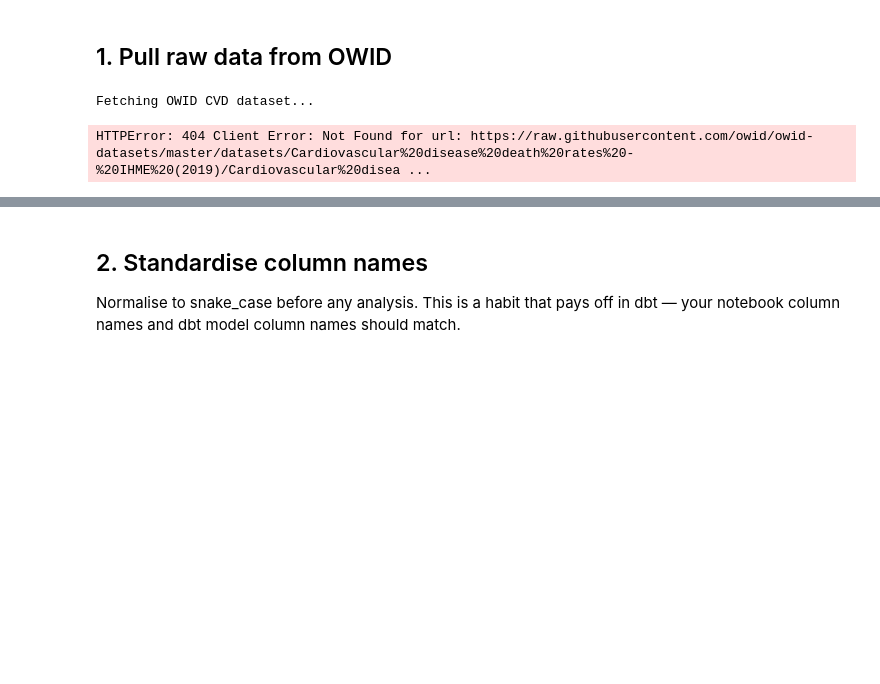
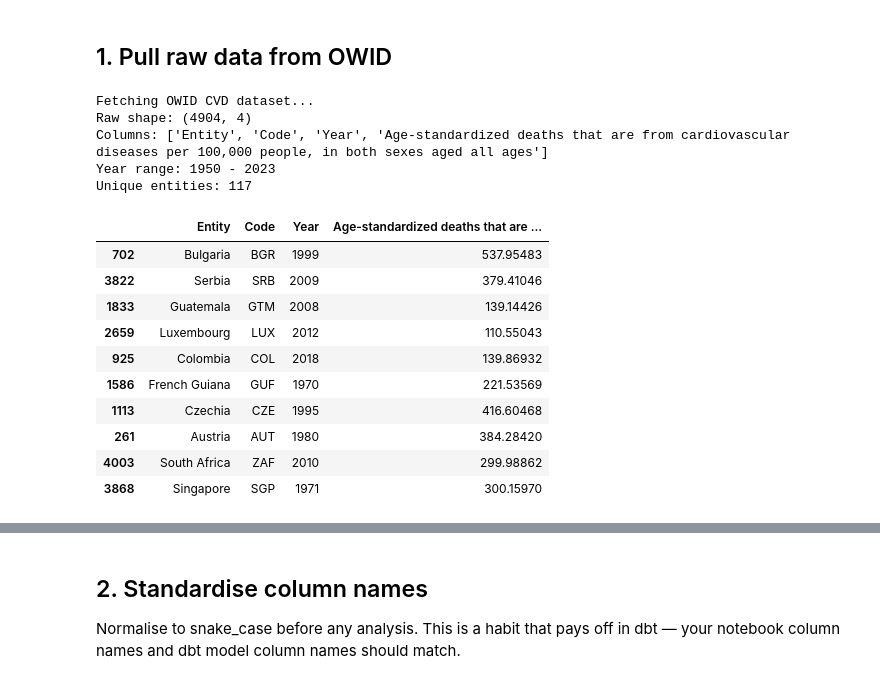
Before and after one commit to onchonga-programmer/cardiovascular-diseases, a Jupyter notebook: data_ingestion/notebooks/01_eda.ipynb, the cells around one changed output, grey strips where cells are left out. Saved outputs shown, nothing was run; the diff lists cells and outputs as text; code cells hidden in the pictures; blank space fills up the shorter version.

```diff
--- a/data_ingestion/notebooks/01_eda.ipynb
+++ b/data_ingestion/notebooks/01_eda.ipynb
@@ -41,10 +42,8 @@ Setup complete.
 ## 1. Pull raw data from OWID
 # %%
 OWID_CVD_URL = (
-    "https://raw.githubusercontent.com/owid/owid-datasets/master/"
-    "datasets/Cardiovascular%20disease%20death%20rates%20-%20IHME%20(2019)/"
-    "Cardiovascular%20disease%20death%20rates%20-%20IHME%20(2019).csv"
-)
+    "https://ourworldindata.org/grapher/cardiovascular-disease-death-rate-who-mdb.csv"
+    "?v=1&csvType=full&useColumnShortNames=false")
 
 print("Fetching OWID CVD dataset...")
 response = requests.get(OWID_CVD_URL, timeout=30)
@@ -57,4 +56,7 @@ print(f"Year range: {df_raw['Year'].min()} - {df_raw['Year'].max()}")
 print(f"Unique entities: {df_raw['Entity'].nunique()}")
 # %% [output]
 Fetching OWID CVD dataset...
+Raw shape: (4904, 4)
+Columns: ['Entity', 'Code', 'Year', 'Age-standardized deaths that are from cardiovascular diseases per 100,000 people, in both sexes aged all ages']
+Year range: 1950 - 2023
+Unique entities: 117
-HTTPError: 404 Client Error: Not Found for url: https://raw.githubusercontent.com/owid/owid-datasets/master/datasets/Cardiovascular%20disease%20death%20rates%20-%20IHME%20(2019)/Cardiovascular%20disea ...
@@ -61,7 +66,19 @@ HTTPError: 404 Client Error: Not Found for url: https://raw.githubusercontent.co
 # %%
 # Always look at raw data before touching it.
 # Surprises live here: column names, nulls, aggregates mixed with countries.
-df_raw.head(10)
+df_raw.sample(10)
+# %% [output]
+|  | Entity | Code | Year | Age-standardized deaths that are ... |
+| 702 | Bulgaria | BGR | 1999 | 537.95483 |
+| 3822 | Serbia | SRB | 2009 | 379.41046 |
+| 1833 | Guatemala | GTM | 2008 | 139.14426 |
+| 2659 | Luxembourg | LUX | 2012 | 110.55043 |
+| 925 | Colombia | COL | 2018 | 139.86932 |
+| 1586 | French Guiana | GUF | 1970 | 221.53569 |
+| 1113 | Czechia | CZE | 1995 | 416.60468 |
+| 261 | Austria | AUT | 1980 | 384.28420 |
+| 4003 | South Africa | ZAF | 2010 | 299.98862 |
+| 3868 | Singapore | SGP | 1971 | 300.15970 |
 # %%
 df_raw.info()
 print("Null counts:")
```
Also changed, not shown: parts of 20 cells of this notebook.
